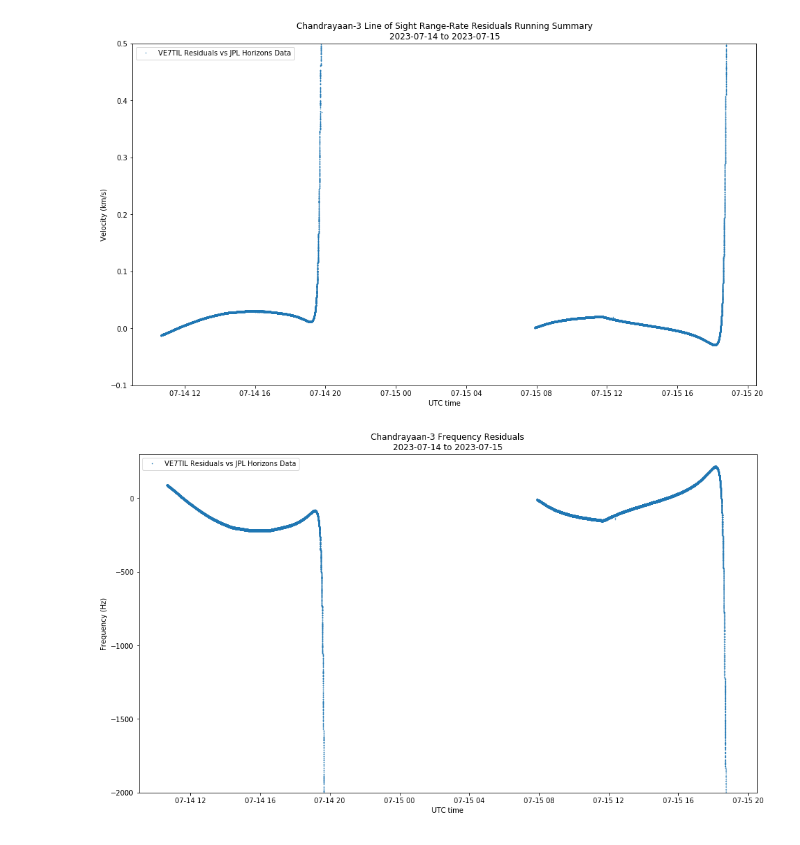
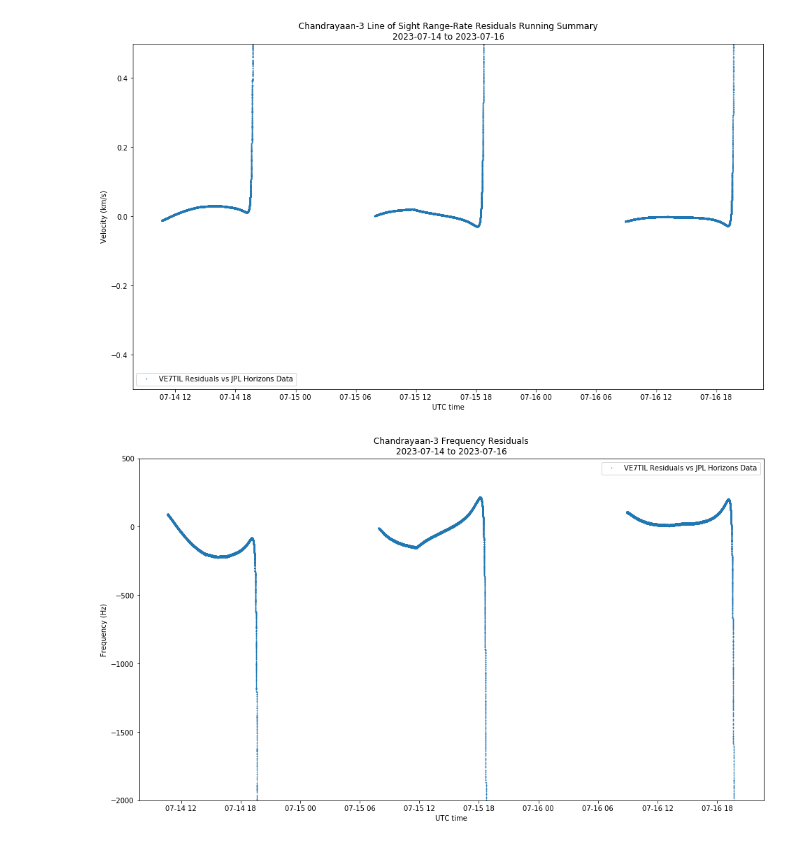
Before and after one commit to ScottTilley/CH3, a Jupyter notebook: Doppler/CH3_Doppler_Running.ipynb, the cells around one changed output. Cells and saved outputs as stored; diff of their text form; code cells hidden in the pictures.

```diff
--- a/Doppler/CH3_Doppler_Running.ipynb
+++ b/Doppler/CH3_Doppler_Running.ipynb
@@ -14,7 +14,7 @@ plt.rcParams['figure.facecolor'] = 'w'
 offset =  400
 f_carrier = 2203.201e6 + offset
 # %%
-data = np.fromfile('/media/scott/fast/1k/all_15.dat', sep = ' ').reshape((-1,4))
+data = np.fromfile('/media/scott/fast/1k/all_16.dat', sep = ' ').reshape((-1,4))
 t_data = Time(data[:,0], format = 'mjd')
 freq_data = data[:,1]
 amp_data = data[:,2]
@@ -66,5 +66,5 @@ plt.show();
 # %%
-plt.ylim( np.max(-.1), np.min(.5))
+plt.ylim( np.max(-.5), np.min(.5))
 plt.plot(t_data.datetime, Rr - rangerate_interp,'.',markersize=1,  label = 'VE7TIL Residuals vs JPL Horizons Data')
 plt.title('Chandrayaan-3 Line of Sight Range-Rate Residuals Running Summary\n%s to %s'%(t_data.datetime[0].strftime('%Y-%m-%d'), t_data.datetime[len(freq_data)-1].strftime('%Y-%m-%d')))
 plt.ylabel('Velocity (km/s)')
@@ -72,14 +72,14 @@ plt.xlabel('UTC time')
 plt.legend()
 plt.show();
 # %% [output]
-[figure, old version]
+[figure, new version]
 # %%
-plt.ylim(-2000,300)
+plt.ylim(-2000,500)
 plt.plot(t_data.datetime, freq_data - freq_gmat,'.',markersize=1,  label = 'VE7TIL Residuals vs JPL Horizons Data')
 plt.title('Chandrayaan-3 Frequency Residuals\n%s to %s'%(t_data.datetime[0].strftime('%Y-%m-%d'), t_data.datetime[len(freq_data)-1].strftime('%Y-%m-%d')))
 plt.ylabel('Frequency (Hz)')
 plt.xlabel('UTC time')
 plt.legend()
 plt.show();
 # %% [output]
-[figure, old version]
+[figure, new version]
```
Also changed, not shown: parts of 2 cells of this notebook.
